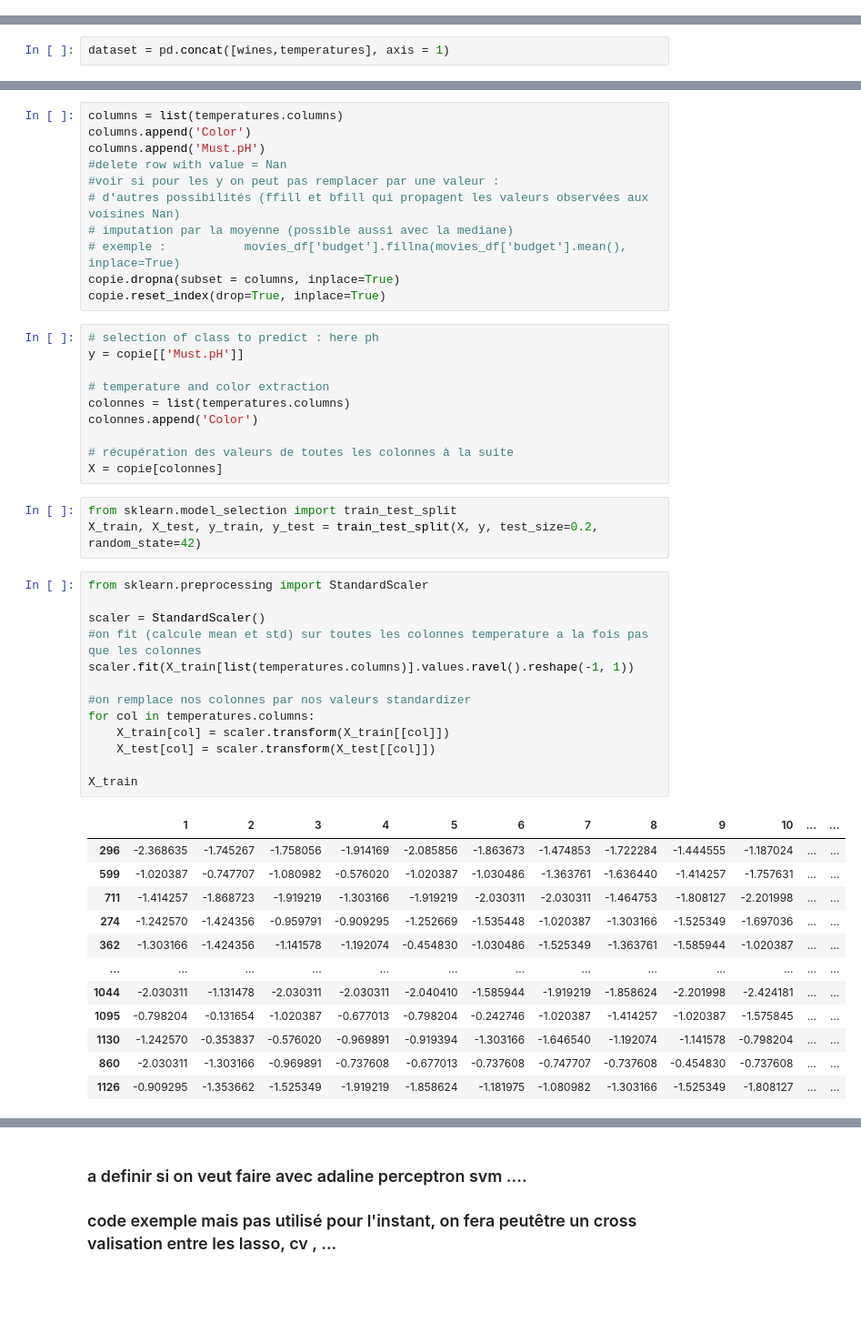
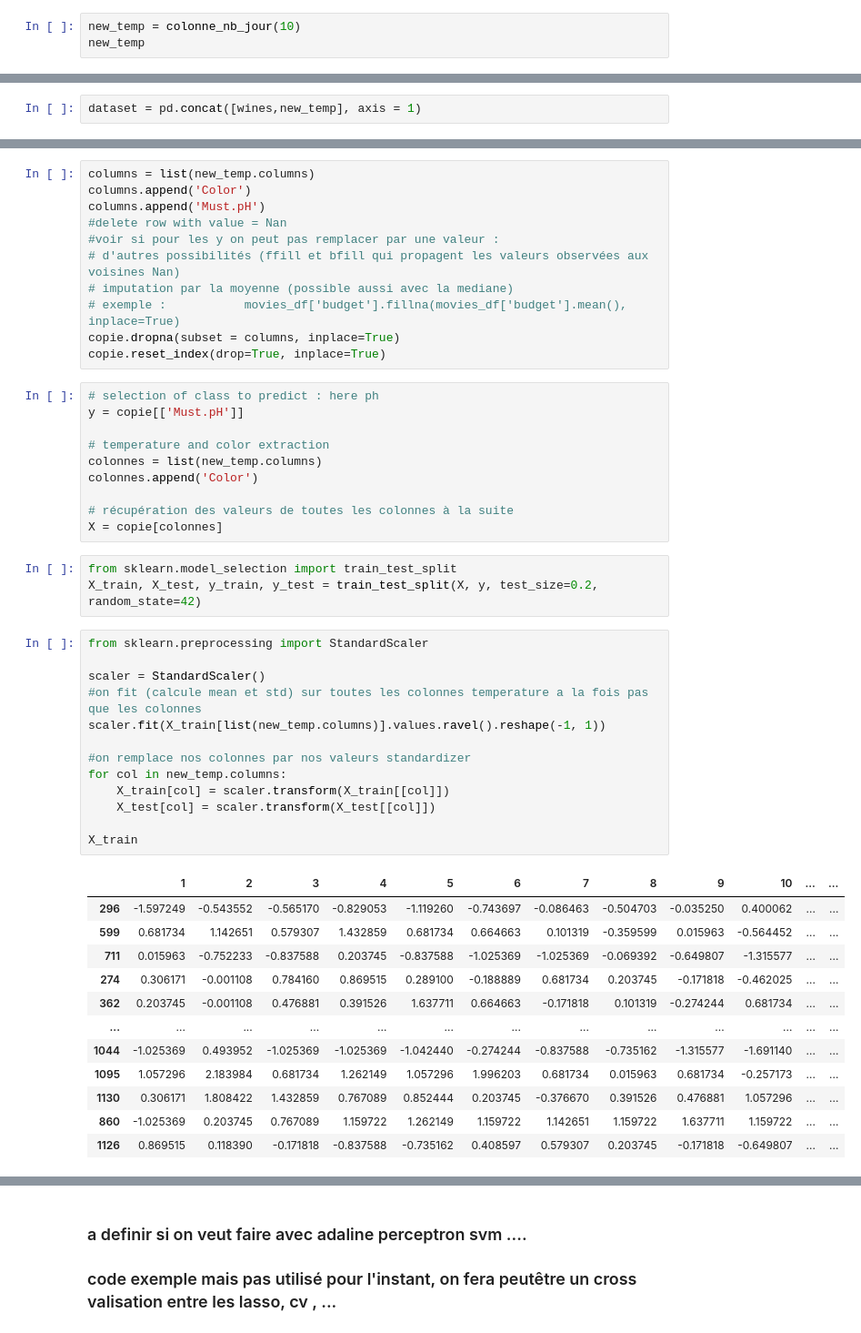
Before and after one commit to ameliemelo/projet_wine, a Jupyter notebook: amelie.ipynb, the cells around one changed output, grey strips where cells are left out. Shown at 91% size. Cells and saved outputs as stored; diff of their text form; blank space fills up the shorter version.

```diff
--- a/amelie.ipynb
+++ b/amelie.ipynb
@@ -140,0 +164,3 @@ wines
+# %%
+new_temp = colonne_nb_jour(10)
+new_temp
@@ -166,7 +206,7 @@ dataset4.head()
 | 4 | 9 | -1 | Particularly recommended | 1.0 | 1 | 1938-09-14 | 256.0 | 19.8 | 0.78 | ... |
 5 rows × 35 columns
 # %%
-dataset = pd.concat([wines,temperatures], axis = 1)
+dataset = pd.concat([wines,new_temp], axis = 1)
 # %% [markdown]
 ### On utilisera cet encodage par la suite dans certaines analyses. la méthode par arbre nous permettra quand à elle de rester sur des données encodées par des str
 # %%
@@ -217,5 +264,5 @@ Index(['Color', 'Must.pH', '1', '2', '3', '4', '5', '6', '7', '8',
 # %%
-columns = list(temperatures.columns)
+columns = list(new_temp.columns)
 columns.append('Color')
 columns.append('Must.pH')
 #delete row with value = Nan
@@ -230,7 +277,7 @@ copie.reset_index(drop=True, inplace=True)
 y = copie[['Must.pH']]
 
 # temperature and color extraction
-colonnes = list(temperatures.columns)
+colonnes = list(new_temp.columns)
 colonnes.append('Color')
 
 # récupération des valeurs de toutes les colonnes à la suite
@@ -241,29 +288,29 @@ X_train, X_test, y_train, y_test = train_test_split(X, y, test_size=0.2, random_
 # %%
 from sklearn.preprocessing import StandardScaler
 
 scaler = StandardScaler()
 #on fit (calcule mean et std) sur toutes les colonnes temperature a la fois pas que les colonnes
-scaler.fit(X_train[list(temperatures.columns)].values.ravel().reshape(-1, 1))
+scaler.fit(X_train[list(new_temp.columns)].values.ravel().reshape(-1, 1))
 
 #on remplace nos colonnes par nos valeurs standardizer
-for col in temperatures.columns:
+for col in new_temp.columns:
     X_train[col] = scaler.transform(X_train[[col]])
     X_test[col] = scaler.transform(X_test[[col]])
 
 X_train
 # %% [output]
 |  | 1 | 2 | 3 | 4 | 5 | 6 | 7 | 8 | 9 | 10 | ... | ... |
-| 296 | -2.368635 | -1.745267 | -1.758056 | -1.914169 | -2.085856 | -1.863673 | -1.474853 | -1.722284 | -1.444555 | -1.187024 | ... | ... |
-| 599 | -1.020387 | -0.747707 | -1.080982 | -0.576020 | -1.020387 | -1.030486 | -1.363761 | -1.636440 | -1.414257 | -1.757631 | ... | ... |
-| 711 | -1.414257 | -1.868723 | -1.919219 | -1.303166 | -1.919219 | -2.030311 | -2.030311 | -1.464753 | -1.808127 | -2.201998 | ... | ... |
-| 274 | -1.242570 | -1.424356 | -0.959791 | -0.909295 | -1.252669 | -1.535448 | -1.020387 | -1.303166 | -1.525349 | -1.697036 | ... | ... |
-| 362 | -1.303166 | -1.424356 | -1.141578 | -1.192074 | -0.454830 | -1.030486 | -1.525349 | -1.363761 | -1.585944 | -1.020387 | ... | ... |
+| 296 | -1.597249 | -0.543552 | -0.565170 | -0.829053 | -1.119260 | -0.743697 | -0.086463 | -0.504703 | -0.035250 | 0.400062 | ... | ... |
+| 599 | 0.681734 | 1.142651 | 0.579307 | 1.432859 | 0.681734 | 0.664663 | 0.101319 | -0.359599 | 0.015963 | -0.564452 | ... | ... |
+| 711 | 0.015963 | -0.752233 | -0.837588 | 0.203745 | -0.837588 | -1.025369 | -1.025369 | -0.069392 | -0.649807 | -1.315577 | ... | ... |
+| 274 | 0.306171 | -0.001108 | 0.784160 | 0.869515 | 0.289100 | -0.188889 | 0.681734 | 0.203745 | -0.171818 | -0.462025 | ... | ... |
+| 362 | 0.203745 | -0.001108 | 0.476881 | 0.391526 | 1.637711 | 0.664663 | -0.171818 | 0.101319 | -0.274244 | 0.681734 | ... | ... |
 | ... | ... | ... | ... | ... | ... | ... | ... | ... | ... | ... | ... | ... |
-| 1044 | -2.030311 | -1.131478 | -2.030311 | -2.030311 | -2.040410 | -1.585944 | -1.919219 | -1.858624 | -2.201998 | -2.424181 | ... | ... |
-| 1095 | -0.798204 | -0.131654 | -1.020387 | -0.677013 | -0.798204 | -0.242746 | -1.020387 | -1.414257 | -1.020387 | -1.575845 | ... | ... |
-| 1130 | -1.242570 | -0.353837 | -0.576020 | -0.969891 | -0.919394 | -1.303166 | -1.646540 | -1.192074 | -1.141578 | -0.798204 | ... | ... |
-| 860 | -2.030311 | -1.303166 | -0.969891 | -0.737608 | -0.677013 | -0.737608 | -0.747707 | -0.737608 | -0.454830 | -0.737608 | ... | ... |
-| 1126 | -0.909295 | -1.353662 | -1.525349 | -1.919219 | -1.858624 | -1.181975 | -1.080982 | -1.303166 | -1.525349 | -1.808127 | ... | ... |
+| 1044 | -1.025369 | 0.493952 | -1.025369 | -1.025369 | -1.042440 | -0.274244 | -0.837588 | -0.735162 | -1.315577 | -1.691140 | ... | ... |
+| 1095 | 1.057296 | 2.183984 | 0.681734 | 1.262149 | 1.057296 | 1.996203 | 0.681734 | 0.015963 | 0.681734 | -0.257173 | ... | ... |
+| 1130 | 0.306171 | 1.808422 | 1.432859 | 0.767089 | 0.852444 | 0.203745 | -0.376670 | 0.391526 | 0.476881 | 1.057296 | ... | ... |
+| 860 | -1.025369 | 0.203745 | 0.767089 | 1.159722 | 1.262149 | 1.159722 | 1.142651 | 1.159722 | 1.637711 | 1.159722 | ... | ... |
+| 1126 | 0.869515 | 0.118390 | -0.171818 | -0.837588 | -0.735162 | 0.408597 | 0.579307 | 0.203745 | -0.171818 | -0.649807 | ... | ... |
 944 rows × 201 columns
 # %% [markdown]
 ### a definir si on veut faire avec adaline perceptron svm ....
```
Also changed, not shown: parts of 18 cells of this notebook.
